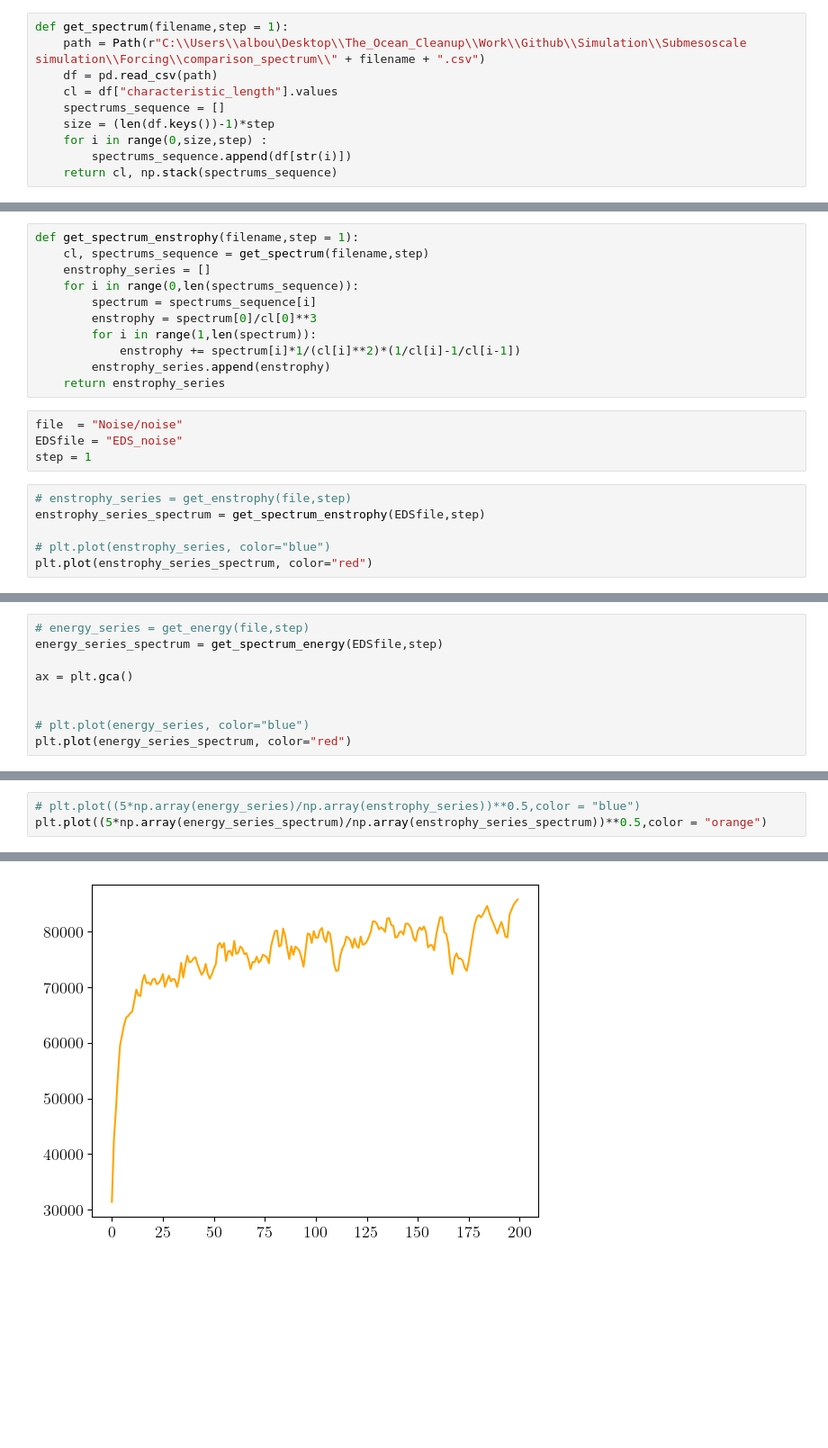
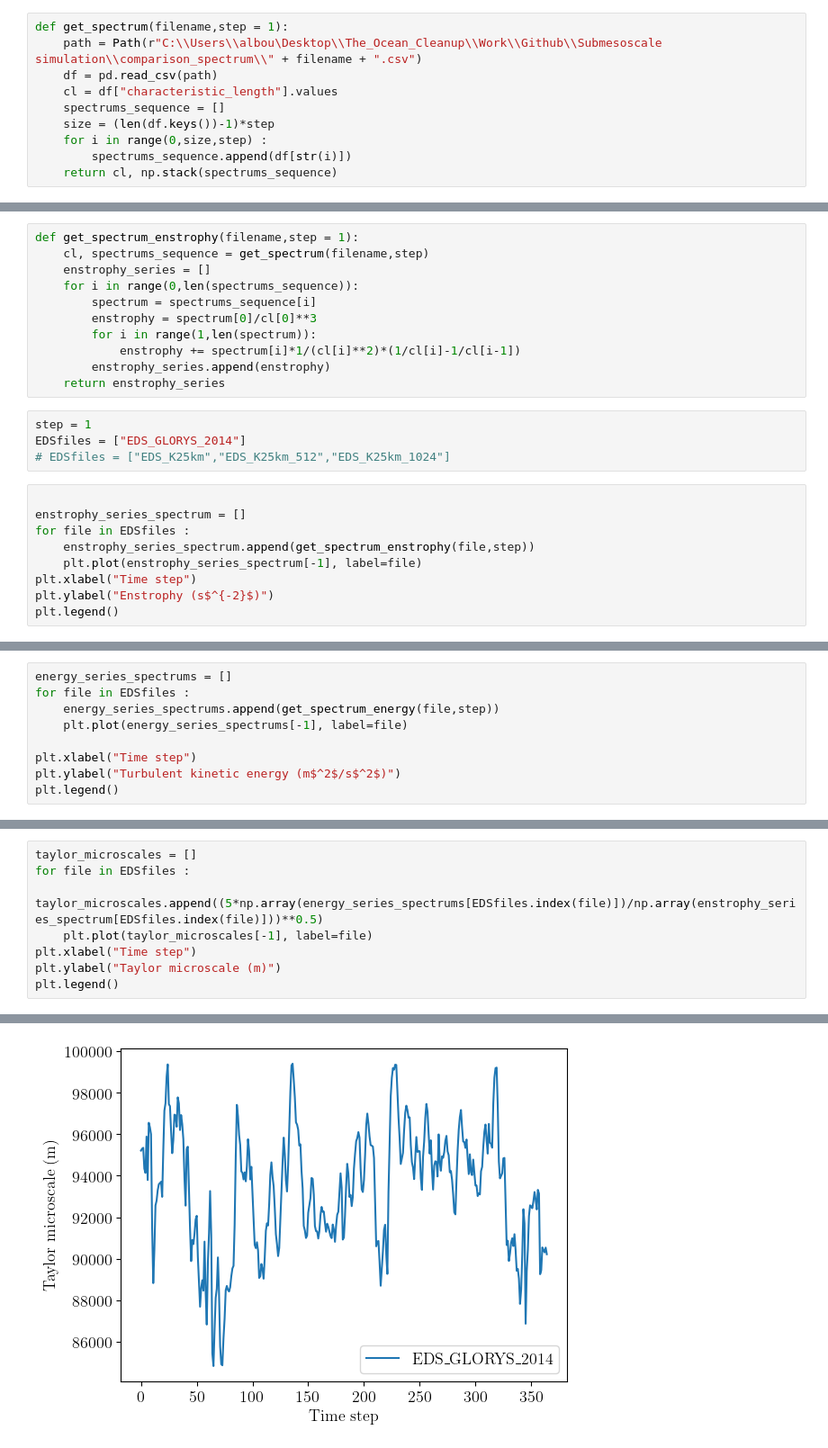
Before and after one commit to AlbanP-TOC/Submesoscale_research, a Jupyter notebook: Submesoscale simulation/Simulation_measures.ipynb, the cells around one changed output, grey strips where cells are left out. Shown at 90% size. Drawn from its saved outputs; the diff is of its cells as text; blank space fills up the shorter version.

```diff
--- a/Submesoscale simulation/Simulation_measures.ipynb
+++ b/Submesoscale simulation/Simulation_measures.ipynb
@@ -122,7 +122,7 @@ def get_vorticity(field_name = "fields",step = 1):
     return vorticity_series
 # %%
 def get_spectrum(filename,step = 1):
-    path = Path(r"C:\\Users\\albou\Desktop\\The_Ocean_Cleanup\\Work\\Github\\Simulation\\Submesoscale simulation\\Forcing\\comparison_spectrum\\" + filename + ".csv")
+    path = Path(r"C:\\Users\\albou\Desktop\\The_Ocean_Cleanup\\Work\\Github\\Submesoscale simulation\\comparison_spectrum\\" + filename + ".csv")
     df = pd.read_csv(path)
     cl = df["characteristic_length"].values
     spectrums_sequence = []
@@ -157,13 +157,16 @@ def get_spectrum_enstrophy(filename,step = 1):
         enstrophy_series.append(enstrophy)
     return enstrophy_series
 # %%
-file  = "Noise/noise"
-EDSfile = "EDS_noise"
 step = 1
+EDSfiles = ["EDS_GLORYS_2014"]
+# EDSfiles = ["EDS_K25km","EDS_K25km_512","EDS_K25km_1024"]
 # %%
-# enstrophy_series = get_enstrophy(file,step)
-enstrophy_series_spectrum = get_spectrum_enstrophy(EDSfile,step)
 
-# plt.plot(enstrophy_series, color="blue")
-plt.plot(enstrophy_series_spectrum, color="red")
+enstrophy_series_spectrum = []
+for file in EDSfiles :
+    enstrophy_series_spectrum.append(get_spectrum_enstrophy(file,step))
+    plt.plot(enstrophy_series_spectrum[-1], label=file)
+plt.xlabel("Time step")
+plt.ylabel("Enstrophy (s$^{-2}$)")
+plt.legend()
 # %% [output]
@@ -172,10 +175,10 @@ plt.plot(enstrophy_series_spectrum, color="red")
 # %%
-# energy_series = get_energy(file,step)
-energy_series_spectrum = get_spectrum_energy(EDSfile,step)
+energy_series_spectrums = []
+for file in EDSfiles :
+    energy_series_spectrums.append(get_spectrum_energy(file,step))
+    plt.plot(energy_series_spectrums[-1], label=file)
 
-ax = plt.gca()
-
-
-# plt.plot(energy_series, color="blue")
-plt.plot(energy_series_spectrum, color="red")
+plt.xlabel("Time step")
+plt.ylabel("Turbulent kinetic energy (m$^2$/s$^2$)")
+plt.legend()
 # %% [output]
@@ -184,4 +187,9 @@ plt.plot(energy_series_spectrum, color="red")
 # %%
-# plt.plot((5*np.array(energy_series)/np.array(enstrophy_series))**0.5,color = "blue")
-plt.plot((5*np.array(energy_series_spectrum)/np.array(enstrophy_series_spectrum))**0.5,color = "orange")
+taylor_microscales = []
+for file in EDSfiles :
+    taylor_microscales.append((5*np.array(energy_series_spectrums[EDSfiles.index(file)])/np.array(enstrophy_series_spectrum[EDSfiles.index(file)]))**0.5)
+    plt.plot(taylor_microscales[-1], label=file)
+plt.xlabel("Time step")
+plt.ylabel("Taylor microscale (m)")
+plt.legend()
 # %% [output]
@@ -189 +197 @@ plt.plot((5*np.array(energy_series_spectrum)/np.array(enstrophy_series_spectrum)
-[figure, old version]
+[figure, new version]
```
Also changed, not shown: parts of 4 cells of this notebook, 2 other files.
